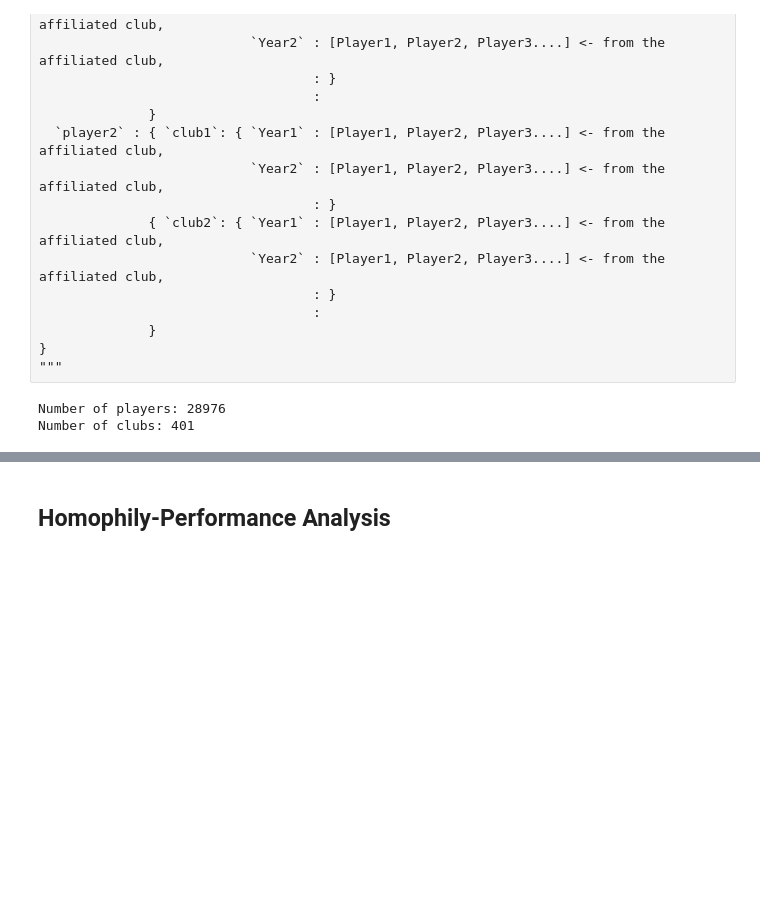
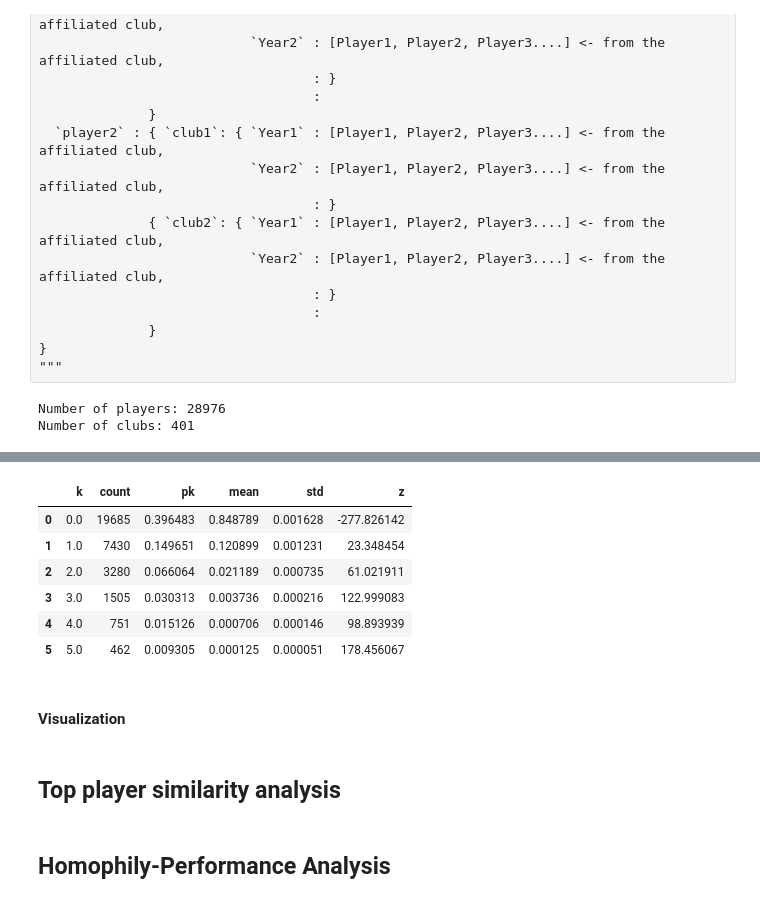
Before and after one commit to willit031794/net-analytics-ftp, a Jupyter notebook: scripts/analysis.ipynb, the cells around one changed output, grey strips where cells are left out. Cells and saved outputs as stored; diff of their text form; code cells hidden in the pictures; blank space fills up the shorter version.

```diff
--- a/scripts/analysis.ipynb
+++ b/scripts/analysis.ipynb
@@ -508,0 +1104,13 @@ plt.bar(k_pk['k'],
+# %%
+k_pk_table['z'] = (k_pk_table['pk'] - k_pk_table['mean']) / k_pk_table['std']
+k_pk_table.head(6)
+# %% [output]
+|  | k | count | pk | mean | std | z |
+| 0 | 0.0 | 19685 | 0.396483 | 0.848789 | 0.001628 | -277.826142 |
+| 1 | 1.0 | 7430 | 0.149651 | 0.120899 | 0.001231 | 23.348454 |
+| 2 | 2.0 | 3280 | 0.066064 | 0.021189 | 0.000735 | 61.021911 |
+| 3 | 3.0 | 1505 | 0.030313 | 0.003736 | 0.000216 | 122.999083 |
+| 4 | 4.0 | 751 | 0.015126 | 0.000706 | 0.000146 | 98.893939 |
+| 5 | 5.0 | 462 | 0.009305 | 0.000125 | 0.000051 | 178.456067 |
+# %% [markdown]
+#### Visualization
@@ -508,0 +1130,2 @@ plt.bar(k_pk['k'],
+# %% [markdown]
+## Top player similarity analysis
```
Also changed, not shown: parts of 94 cells of this notebook, 2 other files.
